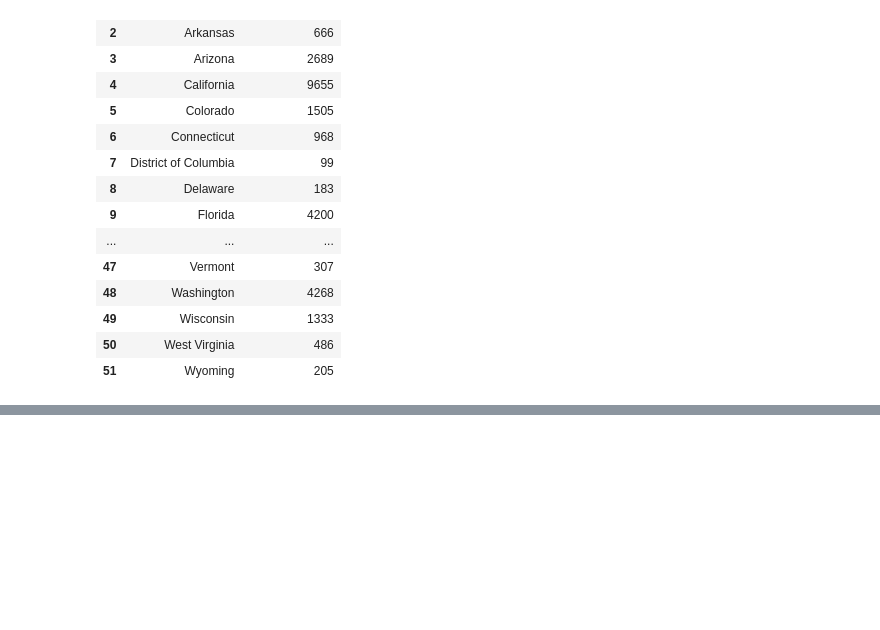
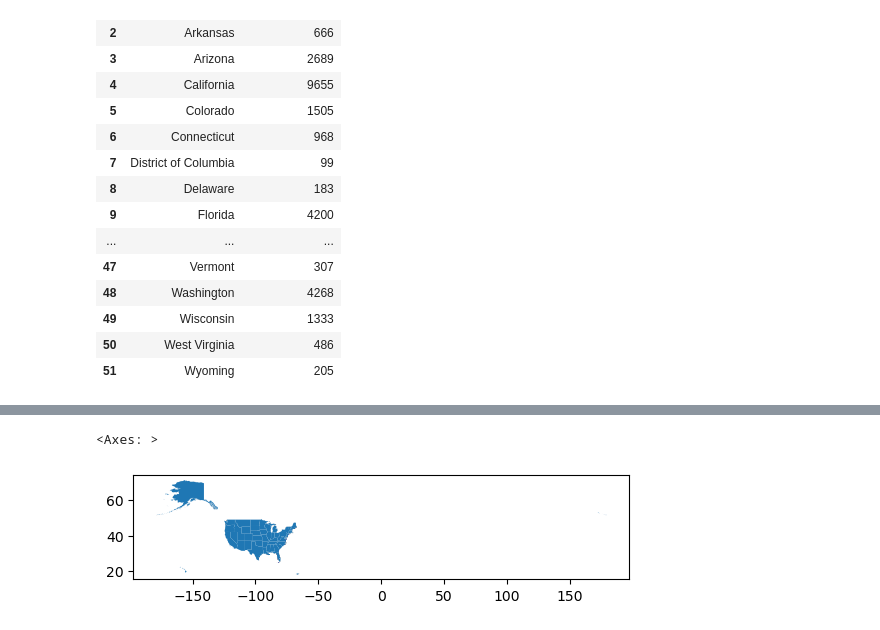
Before and after one commit to mstoychev/Data-Science-SoftwareUniversity, a Jupyter notebook: 5. Working with Spatial Data and Network Analysis/1. Class Notes/Class Notes Working with Spatial Data.ipynb, the cells around one changed output, grey strips where cells are left out. Saved outputs shown, nothing was run; the diff lists cells and outputs as text; code cells hidden in the pictures; blank space fills up the shorter version.

```diff
--- a/5. Working with Spatial Data and Network Analysis/1. Class Notes/Class Notes Working with Spatial Data.ipynb
+++ b/5. Working with Spatial Data and Network Analysis/1. Class Notes/Class Notes Working with Spatial Data.ipynb
@@ -790,4 +792,4 @@ num_sightings_by_state.merge(states_names, left_on="state", right_on="abbreviati
 num_sightings_by_state = num_sightings_by_state.merge(states_names, left_on="state", right_on="abbreviation")[["name", "num_sightings"]]
 # %%
 # now merge with states dataframe
-num_sightings_by_state.merge(states, left_on="name", right_on="NAME")
+num_sightings_by_state = num_sightings_by_state.merge(states, left_on="name", right_on="NAME")
@@ -793,0 +816,7 @@ num_sightings_by_state.merge(states, left_on="name", right_on="NAME")
+# %%
+num_sightings_by_state = gpd.GeoDataFrame(data=num_sightings_by_state, geometry=num_sightings_by_state.geometry, crs = states.crs)
+# %%
+num_sightings_by_state.plot()
+# %% [output]
+<Axes: >
+[figure, added]
```
Also changed, not shown: parts of 39 cells of this notebook.
